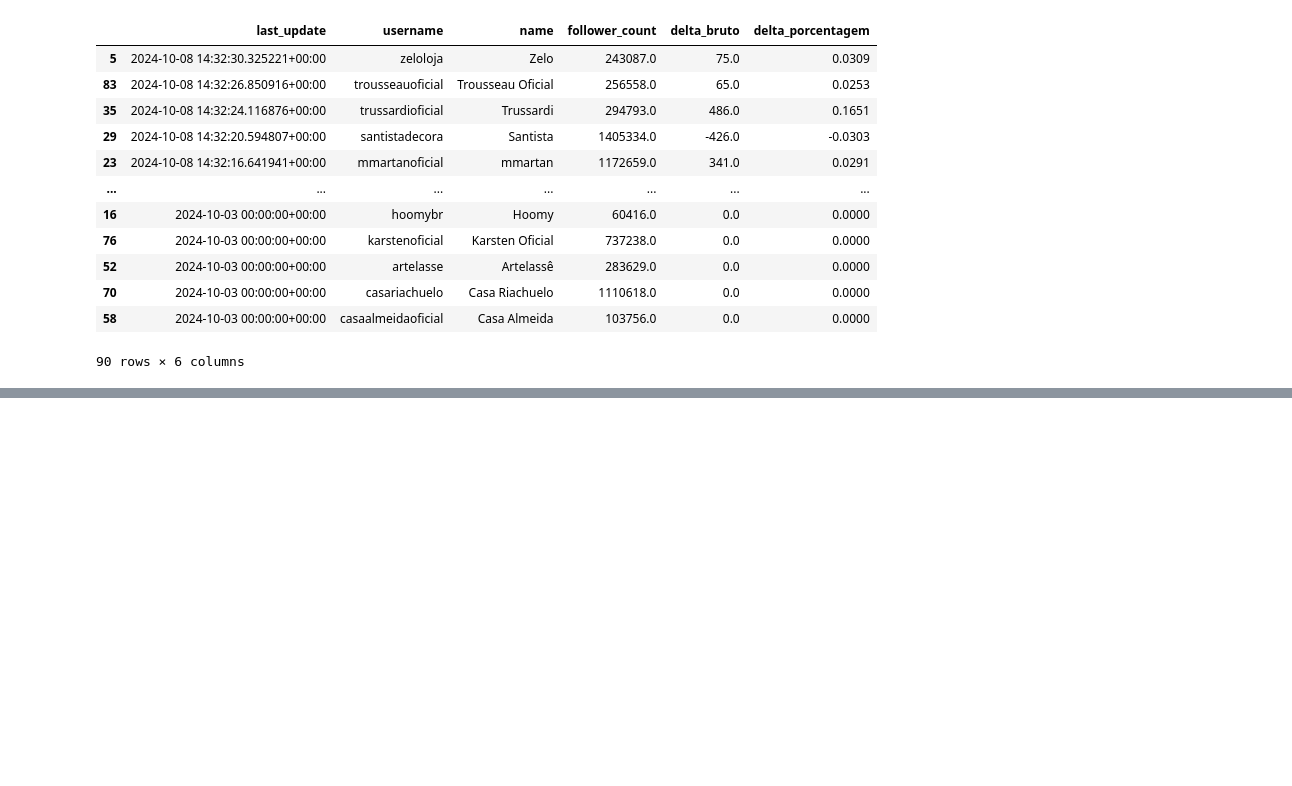
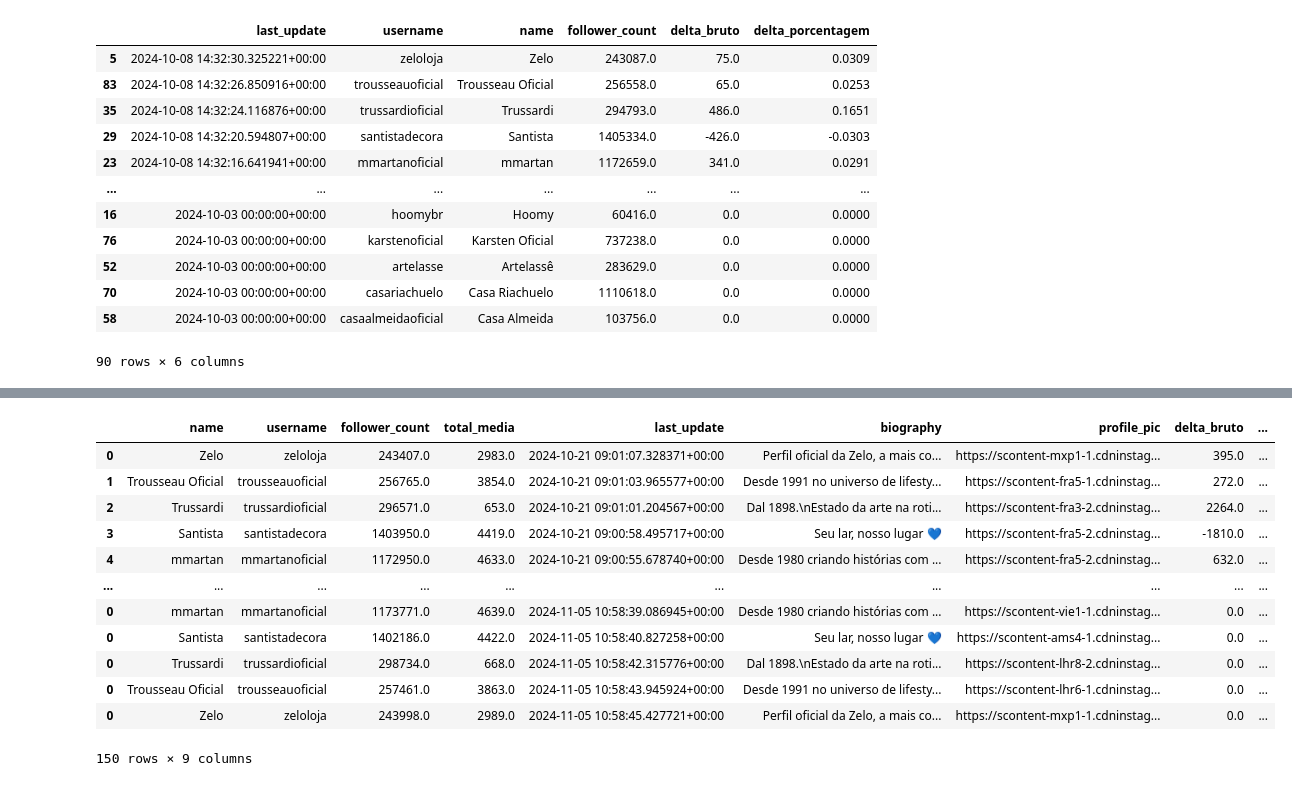
Before and after one commit to AmmoJailton/kpi-indicadores2, a Jupyter notebook: notebooks/discovery_instagram_api.ipynb, the cells around one changed output, grey strips where cells are left out. Saved outputs shown, nothing was run; the diff lists cells and outputs as text; code cells hidden in the pictures; blank space fills up the shorter version.

```diff
--- a/notebooks/discovery_instagram_api.ipynb
+++ b/notebooks/discovery_instagram_api.ipynb
@@ -1522,0 +1642,46 @@ current_dataset[columns]
+# %%
+from datetime import timedelta
+dataset = current_dataset.copy()
+account_info_list = accounts_info
+data = {}
+
+for column in InstagramAccountInfo.keys():
+    data[column] = []
+
+df_empty = pd.DataFrame(data)
+dataset['last_update'] = pd.to_datetime(dataset['last_update'], format="%Y-%m-%d", utc=True)
+today = pd.to_datetime('today', format="%Y-%m-%d", utc=True)
+month_init = pd.to_datetime(f'{today.year}-{today.month}-01', format="%Y-%m-%d", utc=True)
+last_month_end = month_init - timedelta(days=20)
+
+for account_info in account_info_list:
+    df_account_info = account_info.to_dataframe()
+    df_account_info['last_update'] = pd.to_datetime(df_account_info['last_update'], format="%Y-%m-%d", utc=True)
+    username_mask = dataset['username'] == account_info.username
+    df_current_month: pd.DataFrame = dataset[username_mask & init_month_mask].reset_index(drop=True)
+    initial_count_mask = df_current_month['last_update'] == df_current_month['last_update'].min()
+    if len(df_current_month[initial_count_mask]['follower_count']) < 1:
+        initial_followers = account_info.follower_count
+    else:
+        initial_followers = df_current_month[initial_count_mask]['follower_count'].values[0]
+    df_account_info['delta_bruto'] = account_info.follower_count - initial_followers
+    df_account_info['delta_porcentagem'] = (account_info.follower_count - initial_followers) / initial_followers
+    df_empty = pd.concat([df_empty, df_account_info])
+
+dataset = dataset.reset_index(drop=True)
+df_updated = pd.concat([dataset, df_empty])
+df_updated
+# %% [output]
+|  | name | username | follower_count | total_media | last_update | biography | profile_pic | delta_bruto | ... |
+| 0 | Zelo | zeloloja | 243407.0 | 2983.0 | 2024-10-21 09:01:07.328371+00:00 | Perfil oficial da Zelo, a mais co... | https://scontent-mxp1-1.cdninstag... | 395.0 | ... |
+| 1 | Trousseau Oficial | trousseauoficial | 256765.0 | 3854.0 | 2024-10-21 09:01:03.965577+00:00 | Desde 1991 no universo de lifesty... | https://scontent-fra5-1.cdninstag... | 272.0 | ... |
+| 2 | Trussardi | trussardioficial | 296571.0 | 653.0 | 2024-10-21 09:01:01.204567+00:00 | Dal 1898.\nEstado da arte na roti... | https://scontent-fra3-2.cdninstag... | 2264.0 | ... |
+| 3 | Santista | santistadecora | 1403950.0 | 4419.0 | 2024-10-21 09:00:58.495717+00:00 | Seu lar, nosso lugar 💙 | https://scontent-fra5-2.cdninstag... | -1810.0 | ... |
+| 4 | mmartan | mmartanoficial | 1172950.0 | 4633.0 | 2024-10-21 09:00:55.678740+00:00 | Desde 1980 criando histórias com ... | https://scontent-fra5-2.cdninstag... | 632.0 | ... |
+| ... | ... | ... | ... | ... | ... | ... | ... | ... | ... |
+| 0 | mmartan | mmartanoficial | 1173771.0 | 4639.0 | 2024-11-05 10:58:39.086945+00:00 | Desde 1980 criando histórias com ... | https://scontent-vie1-1.cdninstag... | 0.0 | ... |
+| 0 | Santista | santistadecora | 1402186.0 | 4422.0 | 2024-11-05 10:58:40.827258+00:00 | Seu lar, nosso lugar 💙 | https://scontent-ams4-1.cdninstag... | 0.0 | ... |
+| 0 | Trussardi | trussardioficial | 298734.0 | 668.0 | 2024-11-05 10:58:42.315776+00:00 | Dal 1898.\nEstado da arte na roti... | https://scontent-lhr8-2.cdninstag... | 0.0 | ... |
+| 0 | Trousseau Oficial | trousseauoficial | 257461.0 | 3863.0 | 2024-11-05 10:58:43.945924+00:00 | Desde 1991 no universo de lifesty... | https://scontent-lhr6-1.cdninstag... | 0.0 | ... |
+| 0 | Zelo | zeloloja | 243998.0 | 2989.0 | 2024-11-05 10:58:45.427721+00:00 | Perfil oficial da Zelo, a mais co... | https://scontent-mxp1-1.cdninstag... | 0.0 | ... |
+150 rows × 9 columns
```
Also changed, not shown: parts of 6 cells of this notebook, 15 other files.
